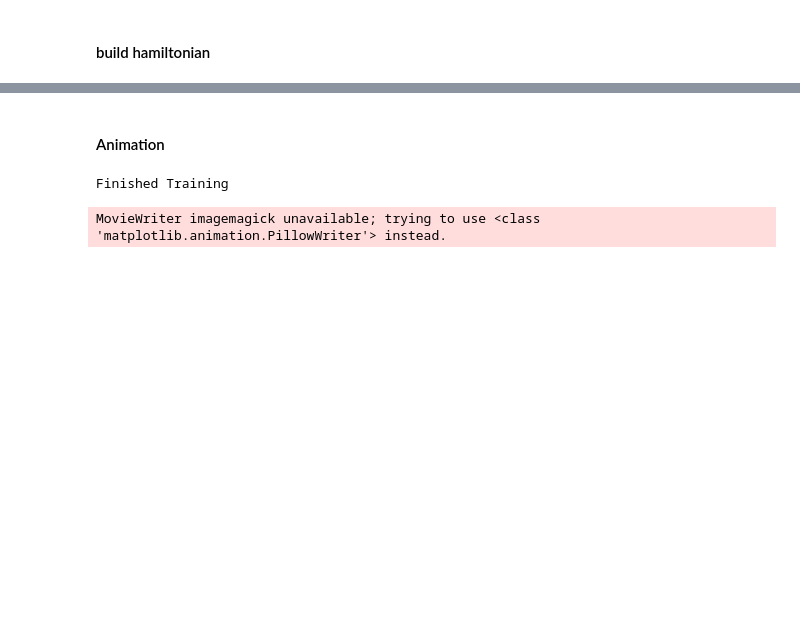
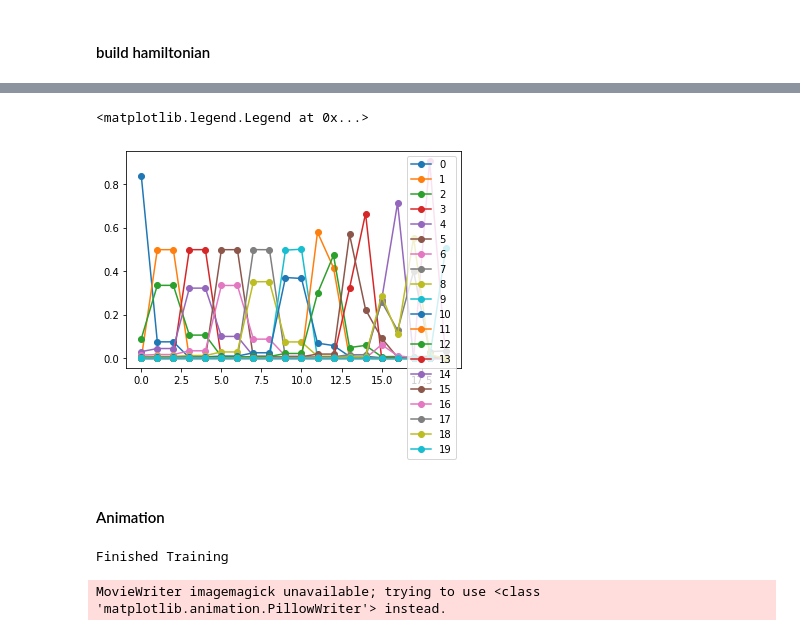
Before and after one commit to dhudsmith/manifold_learning, a Jupyter notebook: source/ring_2_particles.ipynb, the cells around one changed output, grey strips where cells are left out. Saved outputs shown, nothing was run; the diff lists cells and outputs as text; code cells hidden in the pictures; blank space fills up the shorter version.

```diff
--- a/source/ring_2_particles.ipynb
+++ b/source/ring_2_particles.ipynb
@@ -140,3 +154,10 @@ plot_rel_err(eigs_t, eigs_approx)
+# %%
+for i in range(0,20):
+    plt.plot(vecs[i,:N_proj]**2,'o-',label=i);
+plt.legend()
+# %% [output]
+<matplotlib.legend.Legend at 0x...>
+[figure, added]
 # %%
 # # hproj progress
 # vmax=np.max(eigs_sp)
```
Also changed, not shown: parts of 35 cells of this notebook, 1 other file.
